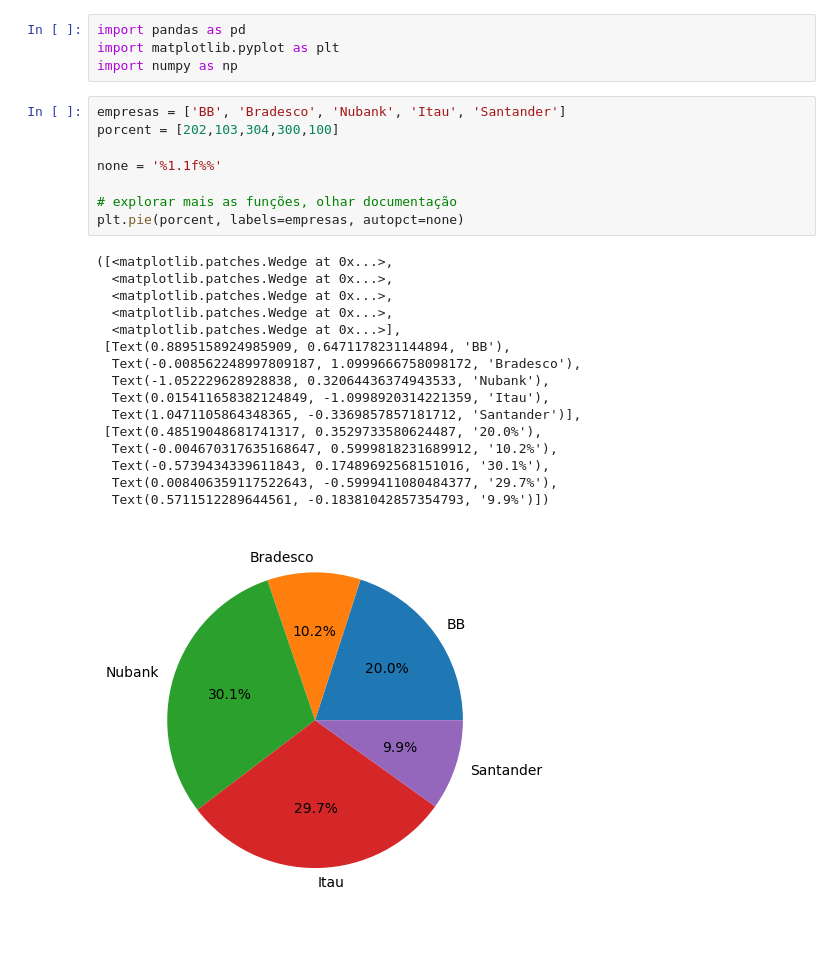
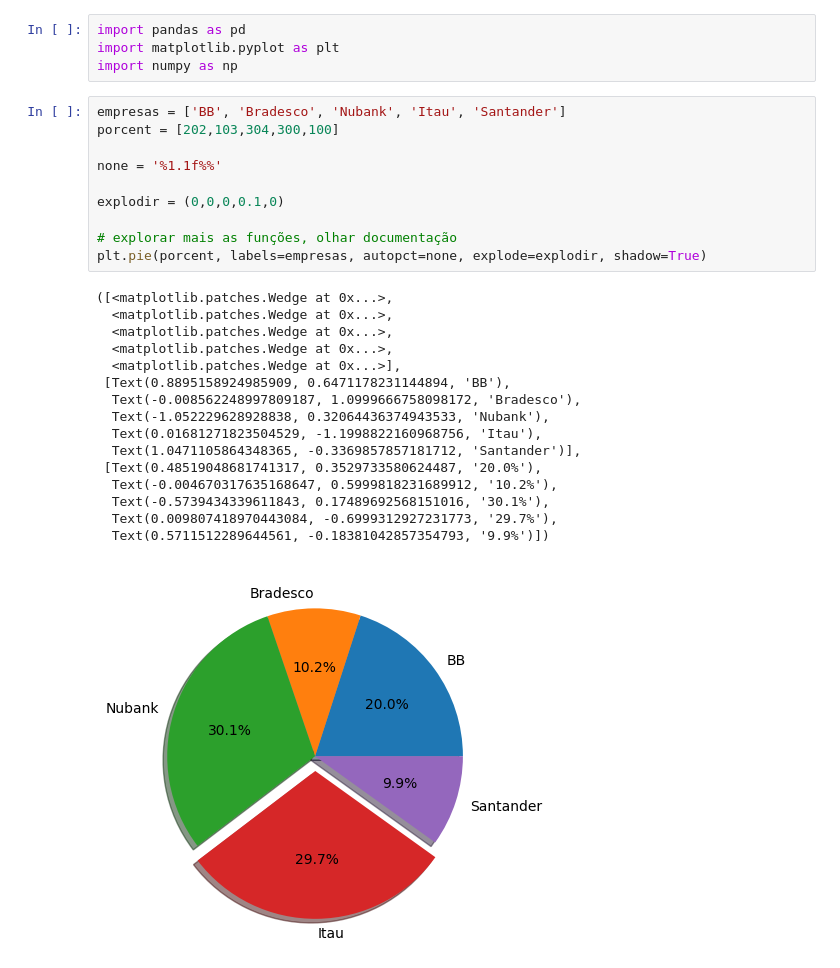
Before and after one commit to JonathanAlvesNogueira/Learning-python, a Jupyter notebook: matplotlib/pizza.ipynb, the cells around one changed output. Cells and saved outputs as stored; diff of their text form.

```diff
--- a/matplotlib/pizza.ipynb
+++ b/matplotlib/pizza.ipynb
@@ -5,25 +5,27 @@ import numpy as np
 # %%
 empresas = ['BB', 'Bradesco', 'Nubank', 'Itau', 'Santander']
 porcent = [202,103,304,300,100]
 
 none = '%1.1f%%'
 
+explodir = (0,0,0,0.1,0)
+
 # explorar mais as funções, olhar documentação
-plt.pie(porcent, labels=empresas, autopct=none)
+plt.pie(porcent, labels=empresas, autopct=none, explode=explodir, shadow=True)
 # %% [output]
 ([<matplotlib.patches.Wedge at 0x...>,
   <matplotlib.patches.Wedge at 0x...>,
   <matplotlib.patches.Wedge at 0x...>,
   <matplotlib.patches.Wedge at 0x...>,
   <matplotlib.patches.Wedge at 0x...>],
  [Text(0.8895158924985909, 0.6471178231144894, 'BB'),
   Text(-0.008562248997809187, 1.0999666758098172, 'Bradesco'),
   Text(-1.052229628928838, 0.32064436374943533, 'Nubank'),
-  Text(0.015411658382124849, -1.0998920314221359, 'Itau'),
+  Text(0.01681271823504529, -1.1998822160968756, 'Itau'),
   Text(1.0471105864348365, -0.3369857857181712, 'Santander')],
  [Text(0.48519048681741317, 0.3529733580624487, '20.0%'),
   Text(-0.004670317635168647, 0.5999818231689912, '10.2%'),
   Text(-0.5739434339611843, 0.17489692568151016, '30.1%'),
-  Text(0.008406359117522643, -0.5999411080484377, '29.7%'),
+  Text(0.009807418970443084, -0.6999312927231773, '29.7%'),
   Text(0.5711512289644561, -0.18381042857354793, '9.9%')])
-[figure, old version]
+[figure, new version]
```
